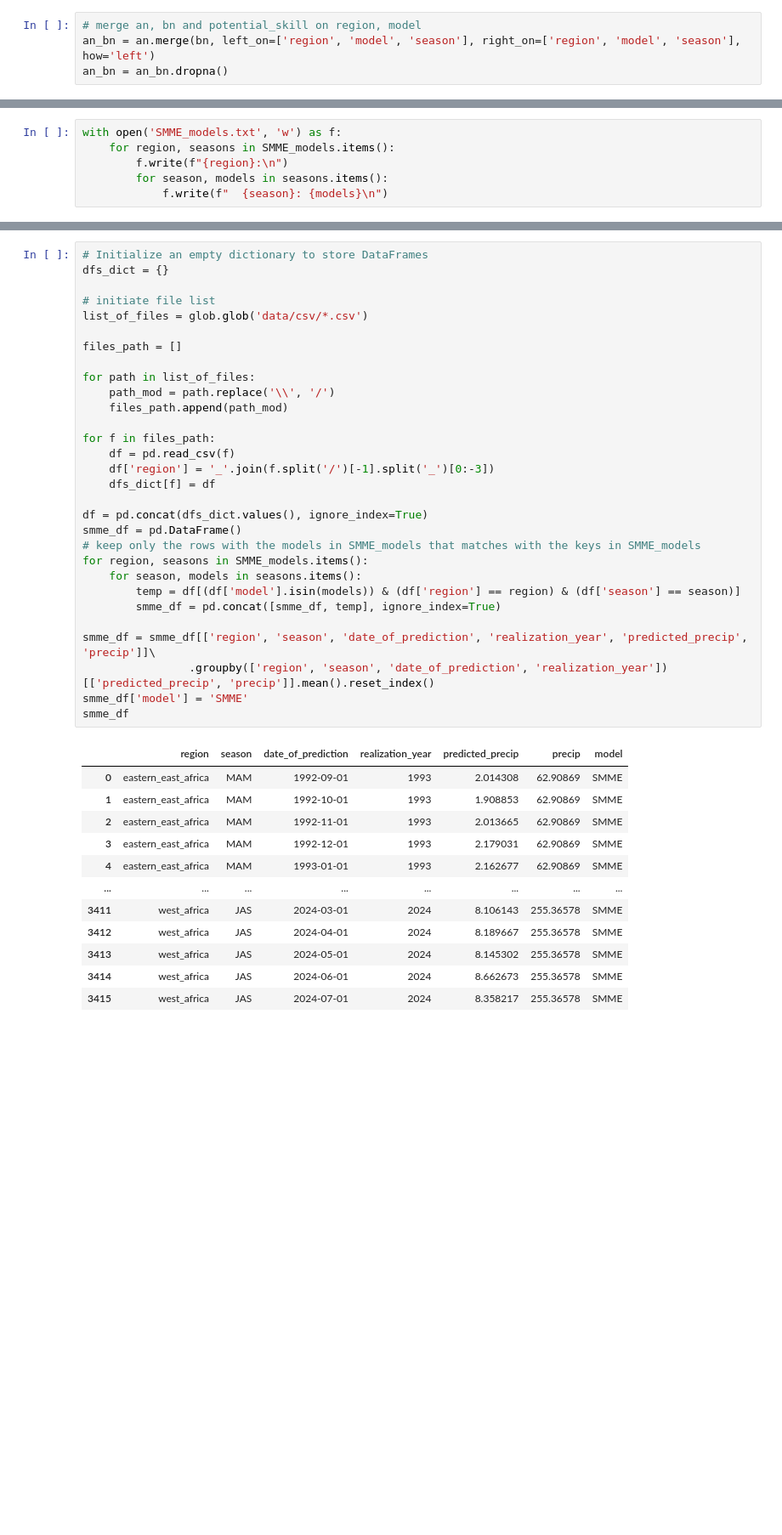
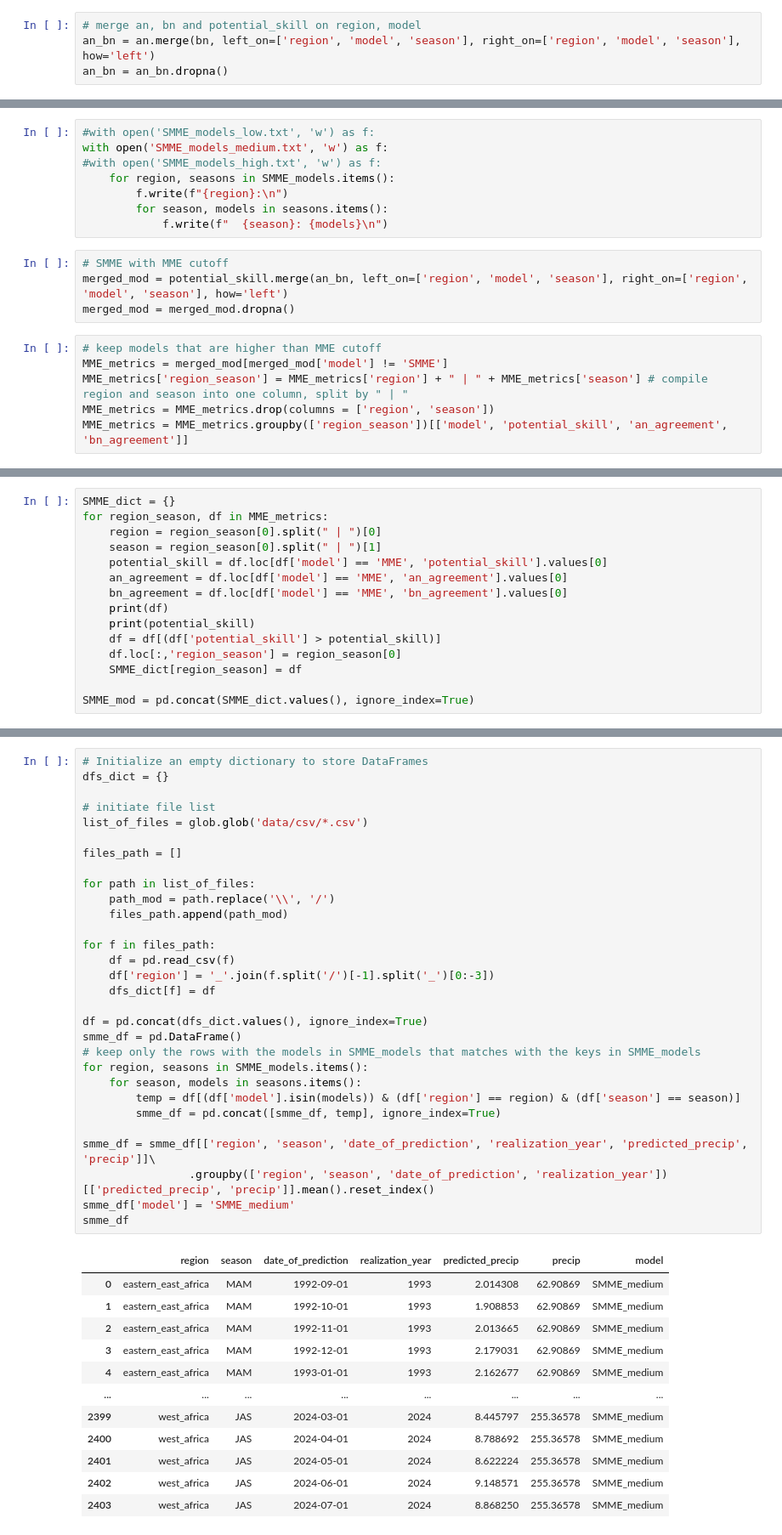
Before and after one commit to yatli24/CHC, a Jupyter notebook: Jupyter notebooks/seasonal_potential_skill_graph.ipynb, the cells around one changed output, grey strips where cells are left out. Shown at 85% size. Saved outputs shown, nothing was run; the diff lists cells and outputs as text; blank space fills up the shorter version.

```diff
--- a/Jupyter notebooks/seasonal_potential_skill_graph.ipynb
+++ b/Jupyter notebooks/seasonal_potential_skill_graph.ipynb
@@ -212,6 +213,18 @@ print(SMME_models)
 # %%
-with open('SMME_models.txt', 'w') as f:
+#with open('SMME_models_low.txt', 'w') as f:
+with open('SMME_models_medium.txt', 'w') as f:
+#with open('SMME_models_high.txt', 'w') as f:
     for region, seasons in SMME_models.items():
         f.write(f"{region}:\n")
         for season, models in seasons.items():
             f.write(f"  {season}: {models}\n")
+# %%
+# SMME with MME cutoff
+merged_mod = potential_skill.merge(an_bn, left_on=['region', 'model', 'season'], right_on=['region', 'model', 'season'], how='left')
+merged_mod = merged_mod.dropna()
+# %%
+# keep models that are higher than MME cutoff
+MME_metrics = merged_mod[merged_mod['model'] != 'SMME']
+MME_metrics['region_season'] = MME_metrics['region'] + " | " + MME_metrics['season'] # compile region and season into one column, split by " | "
+MME_metrics = MME_metrics.drop(columns = ['region', 'season'])
+MME_metrics = MME_metrics.groupby(['region_season'])[['model', 'potential_skill', 'an_agreement', 'bn_agreement']]
@@ -217,0 +237,15 @@ with open('SMME_models.txt', 'w') as f:
+# %%
+SMME_dict = {}
+for region_season, df in MME_metrics:
+    region = region_season[0].split(" | ")[0]
+    season = region_season[0].split(" | ")[1]
+    potential_skill = df.loc[df['model'] == 'MME', 'potential_skill'].values[0]
+    an_agreement = df.loc[df['model'] == 'MME', 'an_agreement'].values[0]
+    bn_agreement = df.loc[df['model'] == 'MME', 'bn_agreement'].values[0]
+    print(df)
+    print(potential_skill)
+    df = df[(df['potential_skill'] > potential_skill)]
+    df.loc[:,'region_season'] = region_season[0]
+    SMME_dict[region_season] = df
+
+SMME_mod = pd.concat(SMME_dict.values(), ignore_index=True)
@@ -219,42 +277,42 @@ with open('SMME_models.txt', 'w') as f:
 # Initialize an empty dictionary to store DataFrames
 dfs_dict = {}
 
 # initiate file list
 list_of_files = glob.glob('data/csv/*.csv')
 
 files_path = []
 
 for path in list_of_files:
     path_mod = path.replace('\\', '/')
     files_path.append(path_mod)
 
 for f in files_path:
     df = pd.read_csv(f)
     df['region'] = '_'.join(f.split('/')[-1].split('_')[0:-3])
     dfs_dict[f] = df
 
 df = pd.concat(dfs_dict.values(), ignore_index=True)
 smme_df = pd.DataFrame()
 # keep only the rows with the models in SMME_models that matches with the keys in SMME_models
 for region, seasons in SMME_models.items():
     for season, models in seasons.items():
         temp = df[(df['model'].isin(models)) & (df['region'] == region) & (df['season'] == season)]
         smme_df = pd.concat([smme_df, temp], ignore_index=True)
 
 smme_df = smme_df[['region', 'season', 'date_of_prediction', 'realization_year', 'predicted_precip', 'precip']]\
                 .groupby(['region', 'season', 'date_of_prediction', 'realization_year'])[['predicted_precip', 'precip']].mean().reset_index()
-smme_df['model'] = 'SMME'
+smme_df['model'] = 'SMME_medium'
 smme_df
 # %% [output]
 |  | region | season | date_of_prediction | realization_year | predicted_precip | precip | model |
-| 0 | eastern_east_africa | MAM | 1992-09-01 | 1993 | 2.014308 | 62.90869 | SMME |
-| 1 | eastern_east_africa | MAM | 1992-10-01 | 1993 | 1.908853 | 62.90869 | SMME |
-| 2 | eastern_east_africa | MAM | 1992-11-01 | 1993 | 2.013665 | 62.90869 | SMME |
-| 3 | eastern_east_africa | MAM | 1992-12-01 | 1993 | 2.179031 | 62.90869 | SMME |
-| 4 | eastern_east_africa | MAM | 1993-01-01 | 1993 | 2.162677 | 62.90869 | SMME |
+| 0 | eastern_east_africa | MAM | 1992-09-01 | 1993 | 2.014308 | 62.90869 | SMME_medium |
+| 1 | eastern_east_africa | MAM | 1992-10-01 | 1993 | 1.908853 | 62.90869 | SMME_medium |
+| 2 | eastern_east_africa | MAM | 1992-11-01 | 1993 | 2.013665 | 62.90869 | SMME_medium |
+| 3 | eastern_east_africa | MAM | 1992-12-01 | 1993 | 2.179031 | 62.90869 | SMME_medium |
+| 4 | eastern_east_africa | MAM | 1993-01-01 | 1993 | 2.162677 | 62.90869 | SMME_medium |
 | ... | ... | ... | ... | ... | ... | ... | ... |
-| 3411 | west_africa | JAS | 2024-03-01 | 2024 | 8.106143 | 255.36578 | SMME |
-| 3412 | west_africa | JAS | 2024-04-01 | 2024 | 8.189667 | 255.36578 | SMME |
-| 3413 | west_africa | JAS | 2024-05-01 | 2024 | 8.145302 | 255.36578 | SMME |
-| 3414 | west_africa | JAS | 2024-06-01 | 2024 | 8.662673 | 255.36578 | SMME |
-| 3415 | west_africa | JAS | 2024-07-01 | 2024 | 8.358217 | 255.36578 | SMME |
+| 2399 | west_africa | JAS | 2024-03-01 | 2024 | 8.445797 | 255.36578 | SMME_medium |
+| 2400 | west_africa | JAS | 2024-04-01 | 2024 | 8.788692 | 255.36578 | SMME_medium |
+| 2401 | west_africa | JAS | 2024-05-01 | 2024 | 8.622224 | 255.36578 | SMME_medium |
+| 2402 | west_africa | JAS | 2024-06-01 | 2024 | 9.148571 | 255.36578 | SMME_medium |
+| 2403 | west_africa | JAS | 2024-07-01 | 2024 | 8.868250 | 255.36578 | SMME_medium |
```
Also changed, not shown: parts of 13 cells of this notebook.
